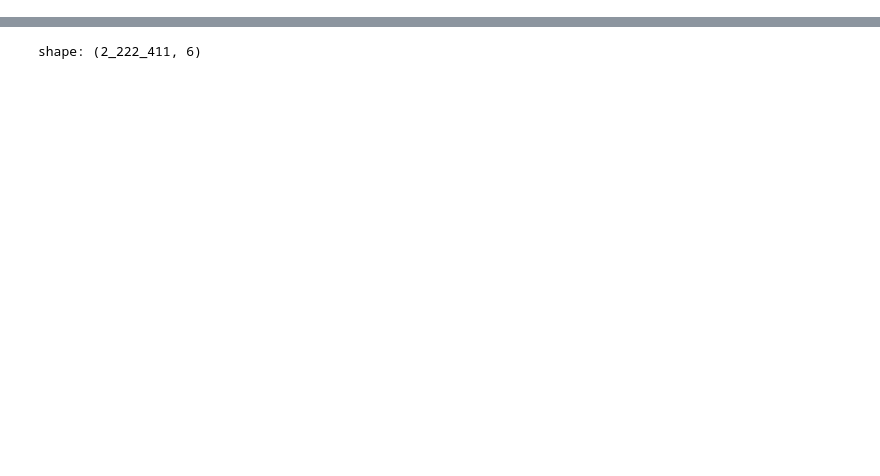
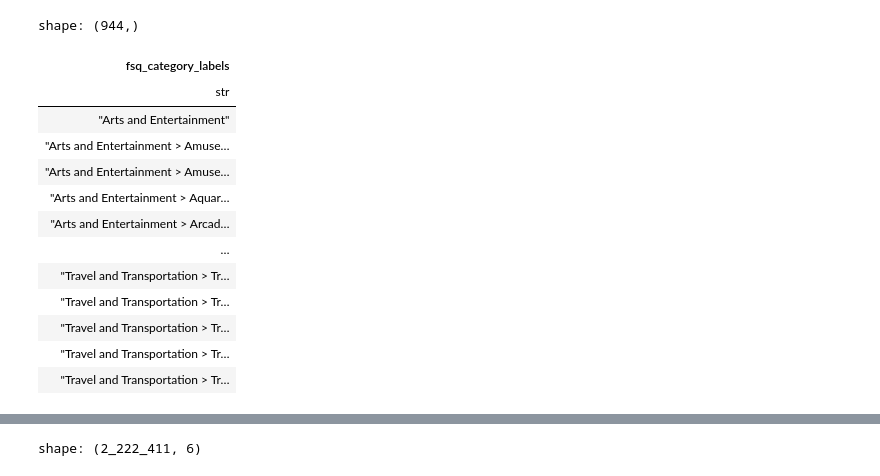
Before and after one commit to GeographicDataService/RetailCentres2026_Unified, a Jupyter notebook: Boundaries/notebooks/proto_notebooks/cats_explore.ipynb, the cells around one changed output, grey strips where cells are left out. Saved outputs shown, nothing was run; the diff lists cells and outputs as text; code cells hidden in the pictures; blank space fills up the shorter version.

```diff
--- a/Boundaries/notebooks/proto_notebooks/cats_explore.ipynb
+++ b/Boundaries/notebooks/proto_notebooks/cats_explore.ipynb
@@ -10,0 +10,9 @@ import utils
+# %%
+#load the filtered PO data/input_files/uk_foursquare_datefields_admin_categories_retailfilt.parquet
+
+foursquare = pl.read_parquet("../../data/input_files/uk_foursquare_datefields_admin_categories_retailfilt.parquet")
+# foursquare['fsq_category_labels']
+#sort by fsq_category_labels
+foursquare = foursquare.sort("fsq_category_labels")
+#unique fsq_category_labels
+unique_categories = foursquare.select(pl.col("fsq_category_labels").unique().sort()).to_series()
@@ -11,2 +24,27 @@ import utils
+# %%
+unique_categories = (
+    foursquare
+    .select(pl.col("fsq_category_labels").explode())  # convert list[str] -> str across rows
+    .unique()
+    .sort("fsq_category_labels")
+    .to_series()
+)
+# %%
+unique_categories.to_csv("../../data/output_files/unique_fsq_category_labels.csv", index=False)
+# %% [output]
+shape: (944,)
+| fsq_category_labels |
+| str |
+| "Arts and Entertainment" |
+| "Arts and Entertainment > Amuse… |
+| "Arts and Entertainment > Amuse… |
+| "Arts and Entertainment > Aquar… |
+| "Arts and Entertainment > Arcad… |
+| … |
+| "Travel and Transportation > Tr… |
+| "Travel and Transportation > Tr… |
+| "Travel and Transportation > Tr… |
+| "Travel and Transportation > Tr… |
+| "Travel and Transportation > Tr… |
 # %%
 
```
Also changed, not shown: parts of 6 cells of this notebook, 2 other files.
